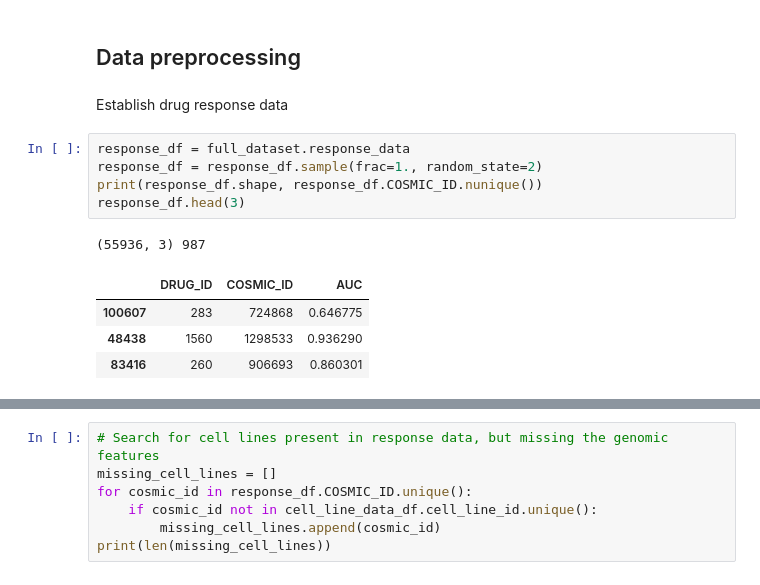
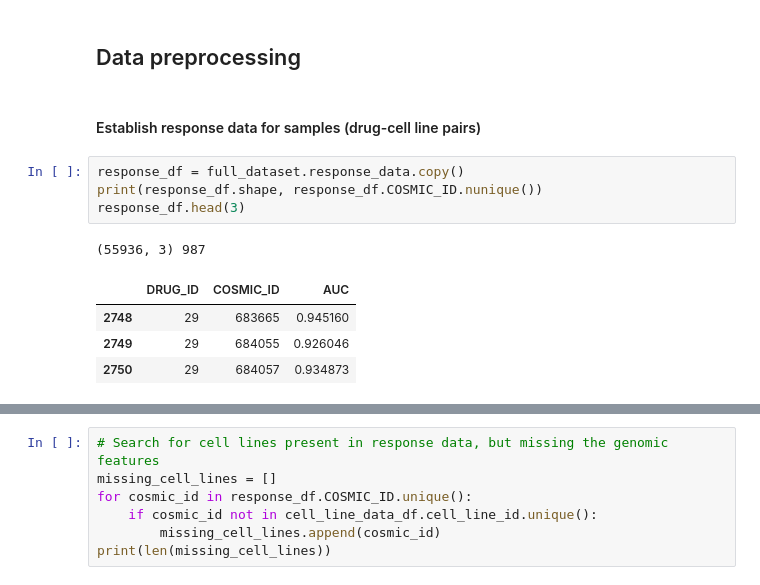
Before and after one commit to kkoras/rec-system-for-drug-response, a Jupyter notebook: Scripts/Prototypes and baseline models/linear_model_KINOMEscan_data.ipynb, the cells around one changed output, grey strips where cells are left out. Cells and saved outputs as stored; diff of their text form.

```diff
--- a/Scripts/Prototypes and baseline models/linear_model_KINOMEscan_data.ipynb
+++ b/Scripts/Prototypes and baseline models/linear_model_KINOMEscan_data.ipynb
@@ -74,15 +47,14 @@ def evaluate_predictions(y_true, preds):
 # %% [markdown]
 ## Data preprocessing
-# %% [markdown]
-Establish drug response data
+# %% [markdown]
+#### Establish response data for samples (drug-cell line pairs)
 # %%
-response_df = full_dataset.response_data
-response_df = response_df.sample(frac=1., random_state=2)
+response_df = full_dataset.response_data.copy()
 print(response_df.shape, response_df.COSMIC_ID.nunique())
 response_df.head(3)
 # %% [output]
 (55936, 3) 987
 |  | DRUG_ID | COSMIC_ID | AUC |
-| 100607 | 283 | 724868 | 0.646775 |
-| 48438 | 1560 | 1298533 | 0.936290 |
-| 83416 | 260 | 906693 | 0.860301 |
+| 2748 | 29 | 683665 | 0.945160 |
+| 2749 | 29 | 684055 | 0.926046 |
+| 2750 | 29 | 684057 | 0.934873 |
```
Also changed, not shown: parts of 51 cells of this notebook, 1 other file.
